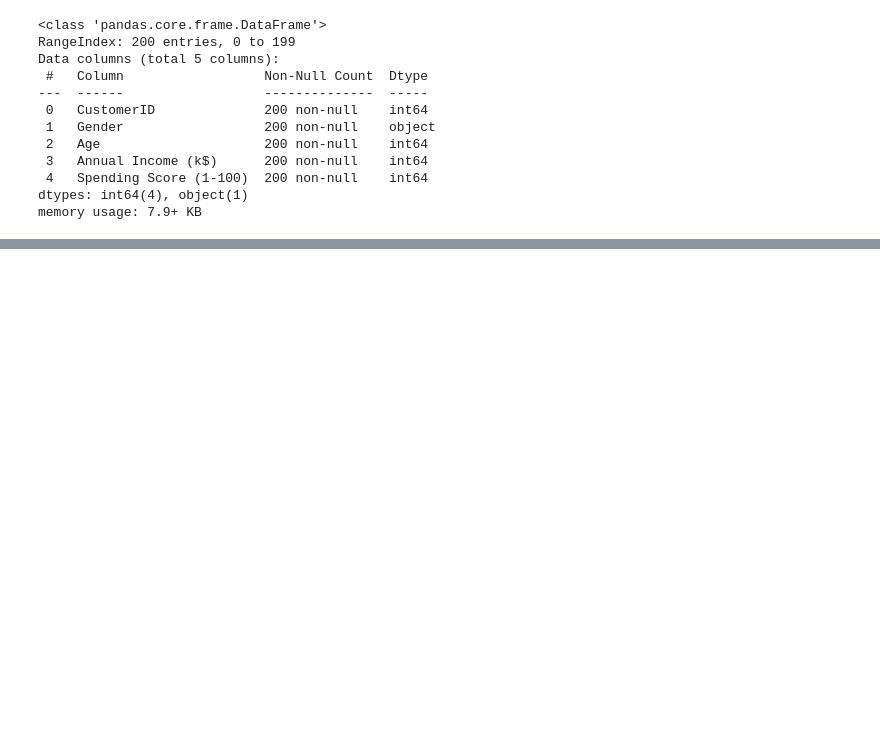
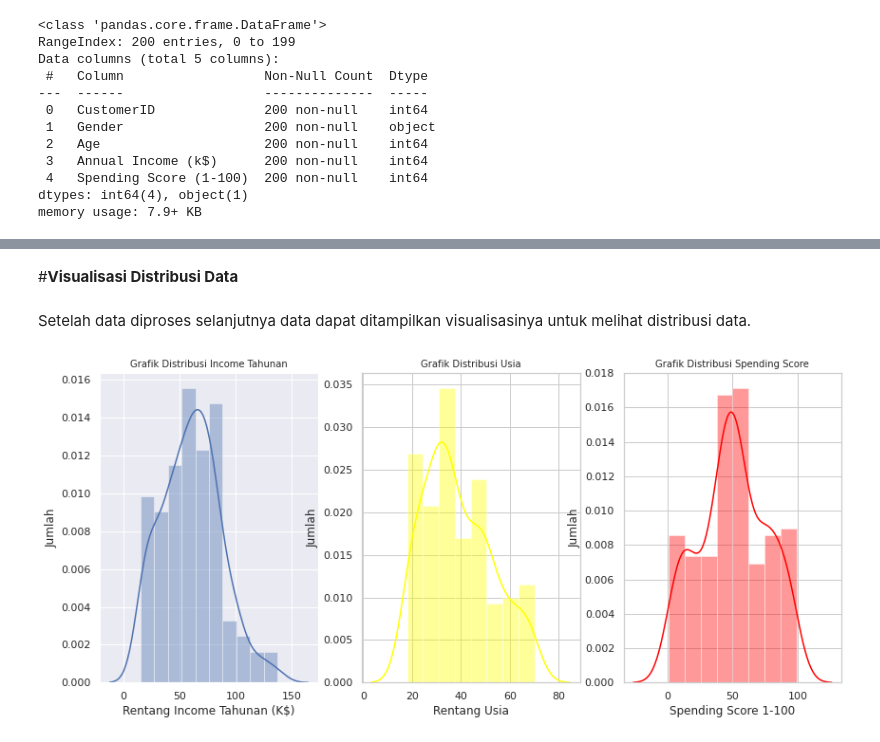
Before and after one commit to wayanpdw/Clustering-Customer-Segmentation, a Jupyter notebook: Mall_Customer_Segmentation.ipynb, the cells around one changed output, grey strips where cells are left out. Drawn from its saved outputs; the diff is of its cells as text; code cells hidden in the pictures; blank space fills up the shorter version.

```diff
--- a/Mall_Customer_Segmentation.ipynb
+++ b/Mall_Customer_Segmentation.ipynb
@@ -79,0 +127,33 @@ df_data.describe().transpose()
+# %% [markdown]
+#**Visualisasi Distribusi Data**
+# %% [markdown]
+Setelah data diproses selanjutnya data dapat ditampilkan visualisasinya untuk melihat distribusi data.
+# %%
+# Distribusi data customer berdasarkan pendapatan per tahun, usia, dan spending score
+
+plt.rcParams['figure.figsize']=(14,6)
+
+plt.subplot(1, 3, 1)
+sns.set(style= 'whitegrid')
+sns.distplot(df_data['Annual Income (k$)'])
+plt.title('Grafik Distribusi Income Tahunan', fontsize=10)
+plt.xlabel('Rentang Income Tahunan (K$)')
+plt.ylabel('Jumlah')
+
+plt.subplot(1, 3, 2)
+sns.set(style= 'whitegrid')
+sns.distplot(df_data['Age'], color='yellow')
+plt.title('Grafik Distribusi Usia', fontsize=10)
+plt.xlabel('Rentang Usia')
+plt.ylabel('Jumlah')
+
+plt.subplot(1, 3, 3)
+sns.set(style= 'whitegrid')
+sns.distplot(df_data['Spending Score (1-100)'], color='red')
+plt.title('Grafik Distribusi Spending Score', fontsize=10)
+plt.xlabel('Spending Score 1-100')
+plt.ylabel('Jumlah')
+
+plt.show()
+# %% [output]
+[figure, added]
```
Also changed, not shown: parts of 34 cells of this notebook.
